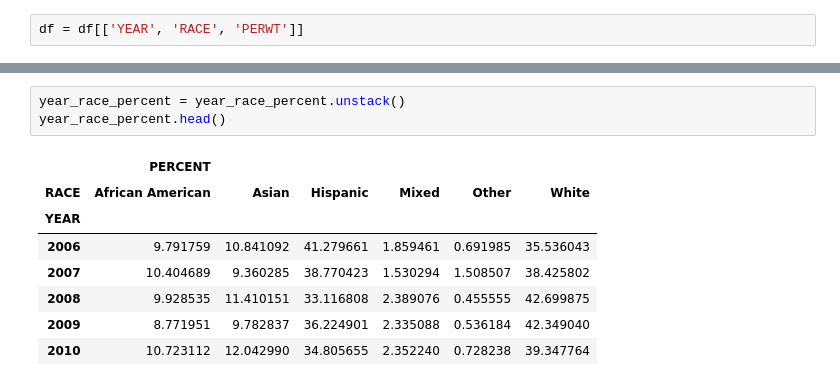
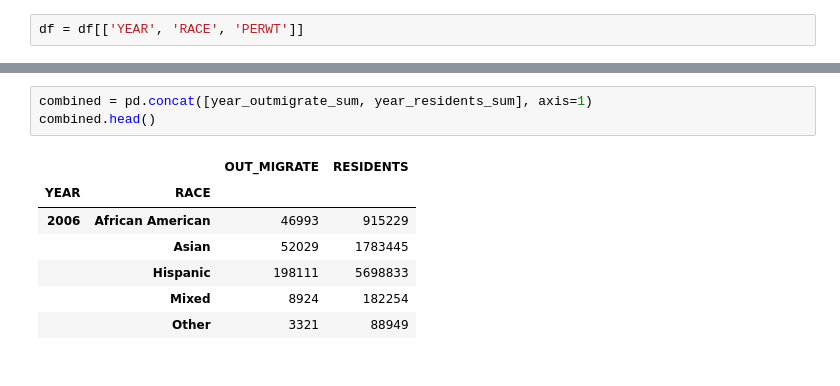
Before and after one commit to CityOfLosAngeles/Data-Angels, a Jupyter notebook: Fall 2018 Projects/LA_Outmigration/Visuals/Race.ipynb, the cells around one changed output, grey strips where cells are left out. Saved outputs shown, nothing was run; the diff lists cells and outputs as text.

```diff
--- a/Fall 2018 Projects/LA_Outmigration/Visuals/Race.ipynb
+++ b/Fall 2018 Projects/LA_Outmigration/Visuals/Race.ipynb
@@ -29,12 +22,11 @@ year_race_percent.head()
-# %%
-year_race_percent = year_race_percent.unstack()
-year_race_percent.head()
-# %% [output]
-|  | PERCENT |  |  |  |  |  |
-| RACE | African American | Asian | Hispanic | Mixed | Other | White |
-| YEAR |  |  |  |  |  |  |
-| 2006 | 9.791759 | 10.841092 | 41.279661 | 1.859461 | 0.691985 | 35.536043 |
-| 2007 | 10.404689 | 9.360285 | 38.770423 | 1.530294 | 1.508507 | 38.425802 |
-| 2008 | 9.928535 | 11.410151 | 33.116808 | 2.389076 | 0.455555 | 42.699875 |
-| 2009 | 8.771951 | 9.782837 | 36.224901 | 2.335088 | 0.536184 | 42.349040 |
-| 2010 | 10.723112 | 12.042990 | 34.805655 | 2.352240 | 0.728238 | 39.347764 |
+# %%
+combined = pd.concat([year_outmigrate_sum, year_residents_sum], axis=1)
+combined.head()
+# %% [output]
+|  |  | OUT_MIGRATE | RESIDENTS |
+| YEAR | RACE |  |  |
+| 2006 | African American | 46993 | 915229 |
+|  | Asian | 52029 | 1783445 |
+|  | Hispanic | 198111 | 5698833 |
+|  | Mixed | 8924 | 182254 |
+|  | Other | 3321 | 88949 |
```
Also changed, not shown: parts of 7 cells of this notebook.
